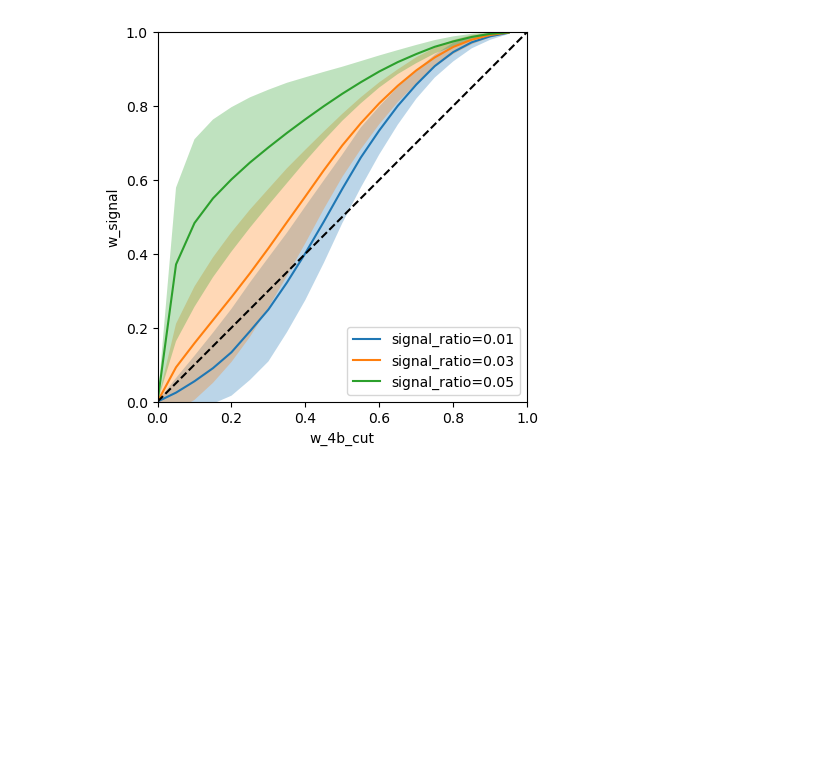
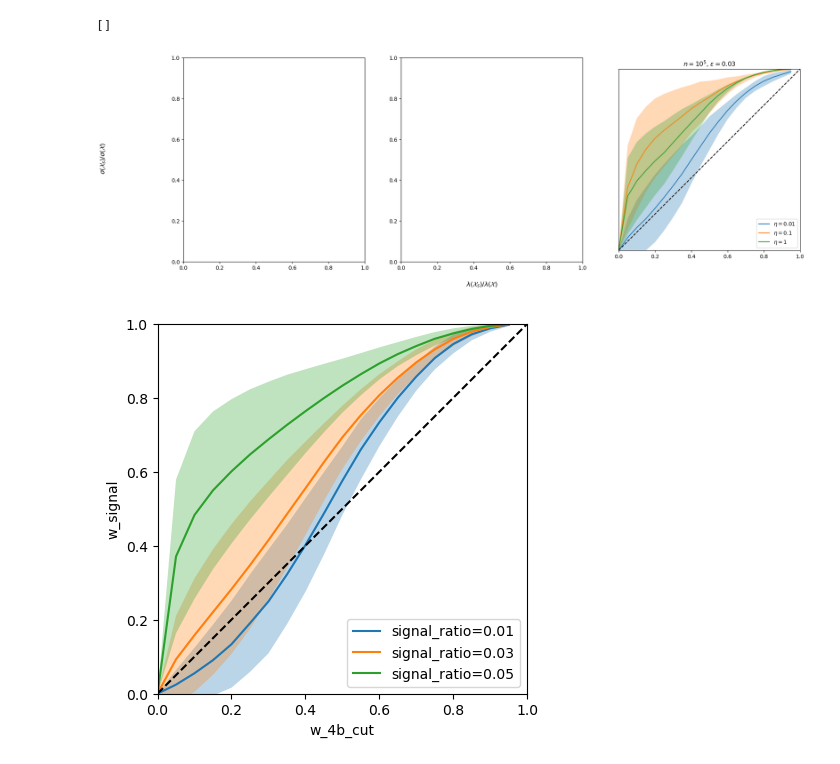
Before and after one commit to soheunyi/SRFinder, a Jupyter notebook: soheun/notebooks/signal_ratio_figures.ipynb, the cells around one changed output. Drawn from its saved outputs; the diff is of its cells as text; code cells hidden in the pictures; blank space fills up the shorter version.

```diff
--- a/soheun/notebooks/signal_ratio_figures.ipynb
+++ b/soheun/notebooks/signal_ratio_figures.ipynb
@@ -86,0 +147,29 @@ n_3bs = np.unique([h["n_3b"] for h in existing_hparams])
+# %%
+w_signal_mean = w_signal_df.groupby(["signal_ratio", "n_3b", "noise_scale", "w_4b_cut"])["w_signal"].mean()
+w_signal_std = w_signal_df.groupby(["signal_ratio", "n_3b", "noise_scale", "w_4b_cut"])["w_signal"].std()
+
+def get_w_signal(signal_ratio, n_3b, noise_scale):
+    mean_series = w_signal_mean.loc[(signal_ratio, n_3b, noise_scale)]
+    std_series = w_signal_std.loc[(signal_ratio, n_3b, noise_scale)]
+    return np.insert(mean_series.index, 0, 0), np.insert(mean_series.values, 0, 0), np.insert(std_series.values, 0, 0)
+
+fig, ax = plt.subplots(nrows=1, ncols=3, figsize=(21, 7))
+fig.supxlabel(r"$\lambda(\mathcal{X}_s) / \lambda(\mathcal{X})$")
+fig.supylabel(r"$\sigma(\mathcal{X}_s) / \sigma(\mathcal{X})$")
+
+for noise_scale in [0.01, 0.1, 1]:
+    idx, mean, std = get_w_signal(0.05, 100_000, noise_scale)
+    ax[2].fill_between(idx, mean - std, mean + std, alpha=0.3)
+    ax[2].plot(idx, mean, label=rf"$\eta = {noise_scale}$")
+
+ax[2].set_title(r"$n = 10^5$, $\epsilon = 0.03$")
+ax[2].plot([0, 1], [0, 1], color="black", linestyle="--")
+ax[2].set_xlim(0, 1)
+ax[2].set_ylim(0, 1)
+ax[2].set_aspect("equal")
+ax[2].legend(loc="lower right")
+ax[2].set_yticklabels([])
+ax[2].set_yticks([])
+# %% [output]
+[]
+[figure, added]
```
Also changed, not shown: parts of 7 cells of this notebook, 41 other files.
